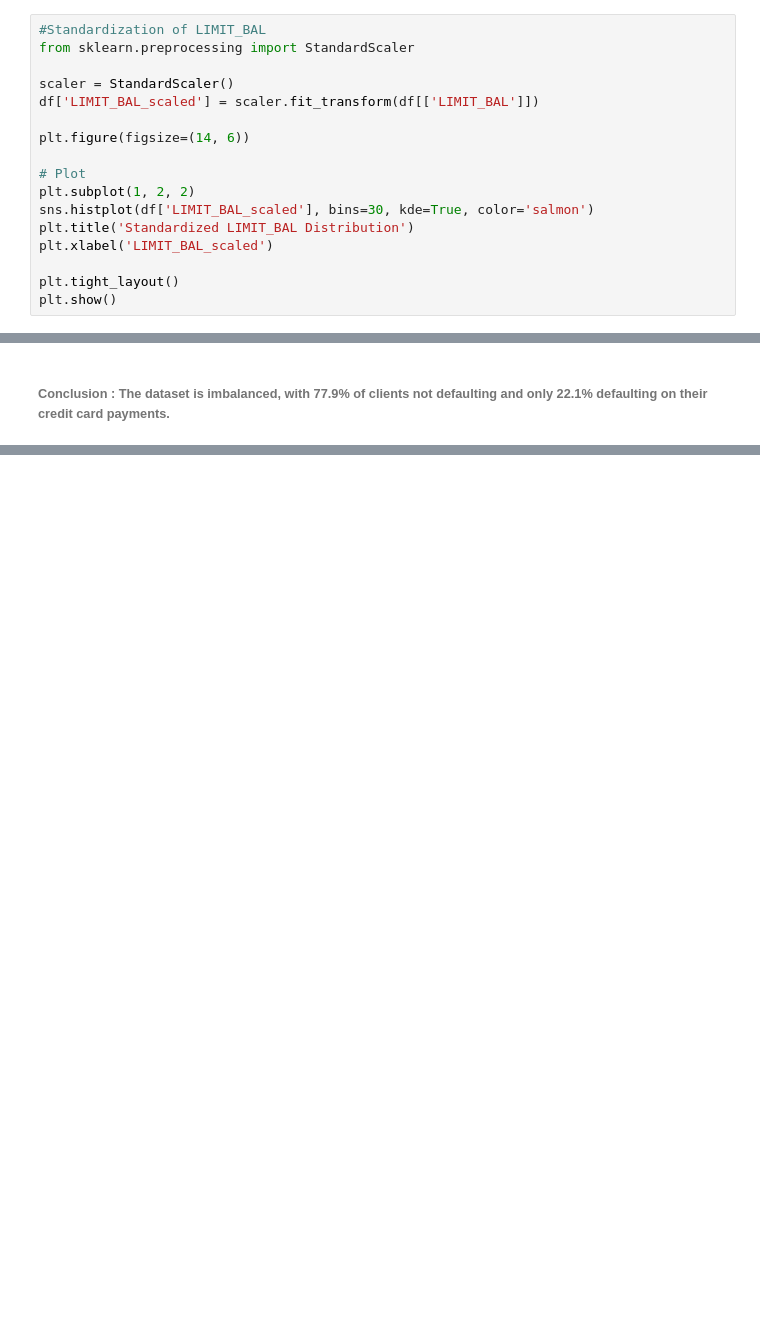
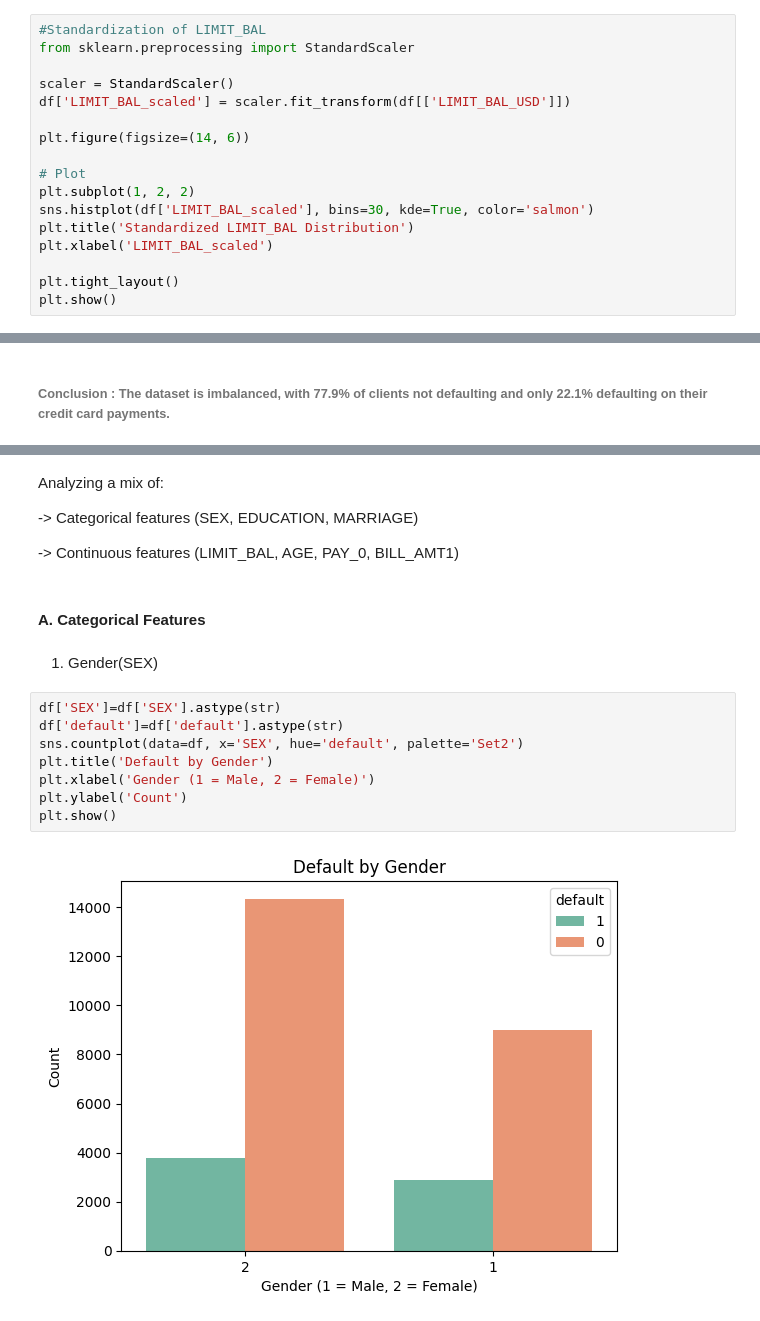
Before and after one commit to sonakshiprojects/CreditEDAproject, a Jupyter notebook: eda.ipynb, the cells around one changed output, grey strips where cells are left out. Drawn from its saved outputs; the diff is of its cells as text; blank space fills up the shorter version.

```diff
--- a/eda.ipynb
+++ b/eda.ipynb
@@ -113,7 +140,7 @@ plt.show()
 from sklearn.preprocessing import StandardScaler
 
 scaler = StandardScaler()
-df['LIMIT_BAL_scaled'] = scaler.fit_transform(df[['LIMIT_BAL']])
+df['LIMIT_BAL_scaled'] = scaler.fit_transform(df[['LIMIT_BAL_USD']])
 
 plt.figure(figsize=(14, 6))
 
@@ -149,0 +179,20 @@ Name: count, dtype: int64
+# %% [markdown]
+Analyzing a mix of:
+
+-> Categorical features (SEX, EDUCATION, MARRIAGE)
+
+-> Continuous features (LIMIT_BAL, AGE, PAY_0, BILL_AMT1)
+# %% [markdown]
+#### A. Categorical Features
+# %% [markdown]
+1. Gender(SEX)
+# %%
+df['SEX']=df['SEX'].astype(str)
+df['default']=df['default'].astype(str)
+sns.countplot(data=df, x='SEX', hue='default', palette='Set2')
+plt.title('Default by Gender')
+plt.xlabel('Gender (1 = Male, 2 = Female)')
+plt.ylabel('Count')
+plt.show()
+# %% [output]
+[figure, added]
```
Also changed, not shown: parts of 43 cells of this notebook.
